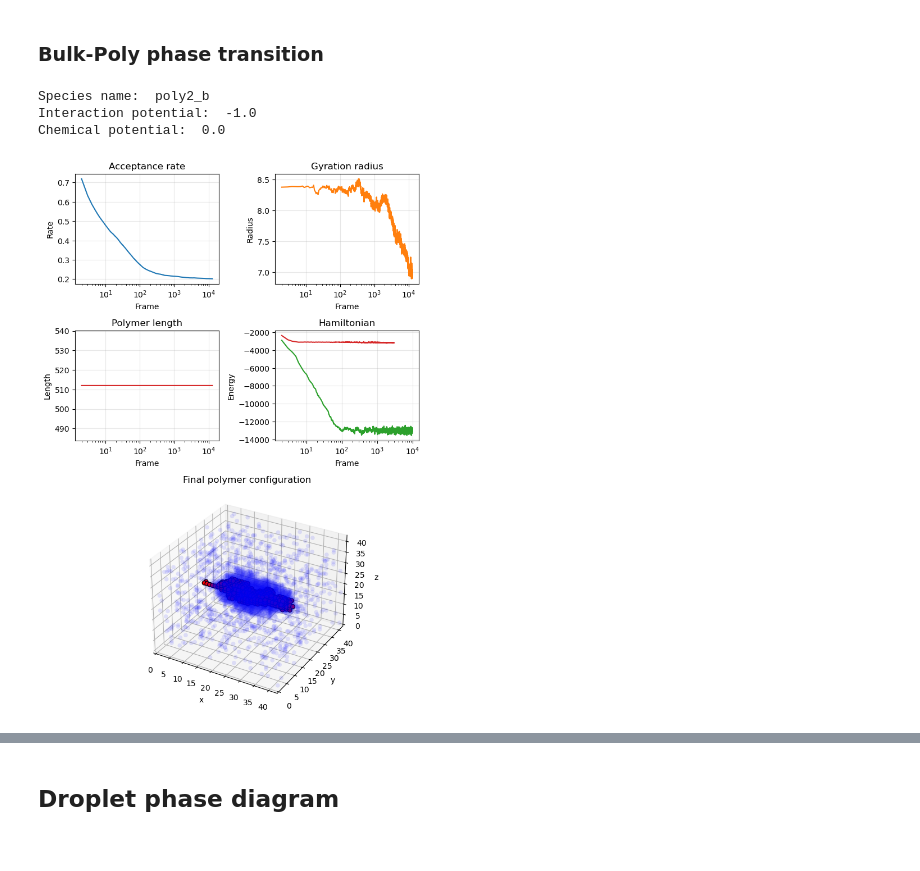
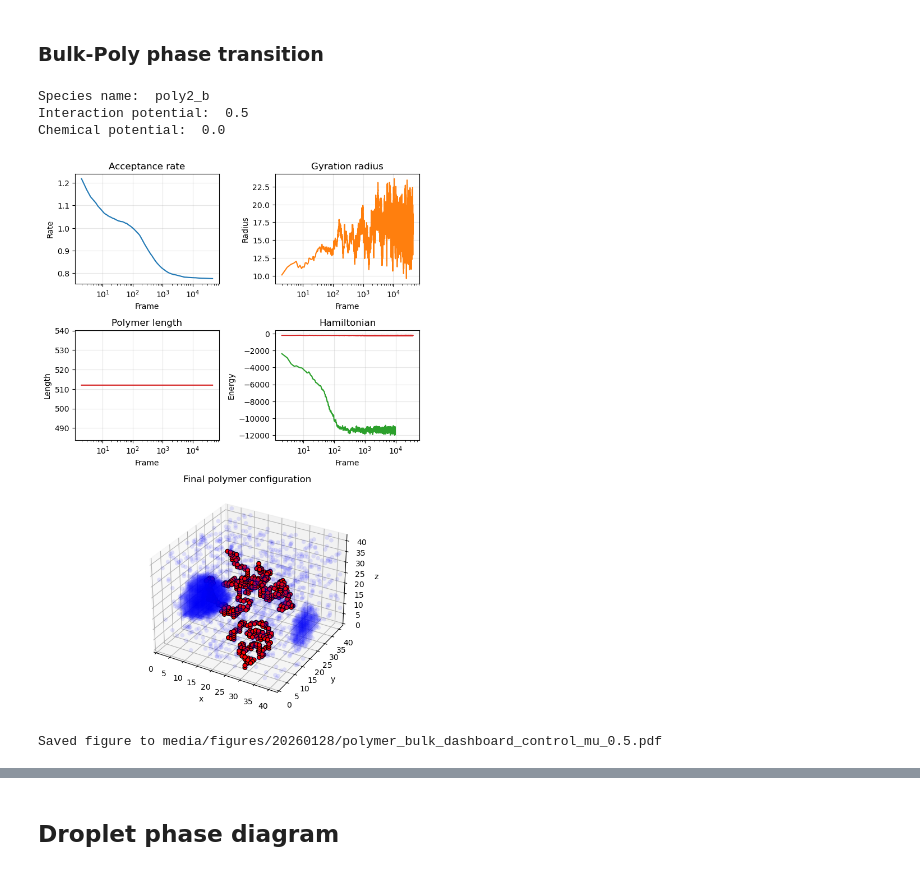
Before and after one commit to ta-rekt/Droplet, a Jupyter notebook: viz.ipynb, the cells around one changed output, grey strips where cells are left out. Saved outputs shown, nothing was run; the diff lists cells and outputs as text; code cells hidden in the pictures.

Commit message:
exp: validated proposal script for hetero-polymer looping

```diff
--- a/viz.ipynb
+++ b/viz.ipynb
@@ -1356,13 +1356,21 @@ def plot_simulation_dashboard(res_or_path, keya, keyb, show=True, psize=30):
     return fig
 # %%
 # Example usage:
-alpha_index = 4
+alpha_index = 47
 beta_index = 1
-fig = plot_simulation_dashboard('data/20260127/poly_bulk_phases_42_4096/output_cpu{}.json'.format(alpha_index),
+fig = plot_simulation_dashboard('data/20260127/poly_bulk_phases_control_42_4096/output_cpu{}.json'.format(alpha_index),
                                 alpha_index, beta_index)
 # %% [output]
 Species name:  poly2_b
-Interaction potential:  -1.0
+Interaction potential:  0.5
 Chemical potential:  0.0
-[figure, old version]
+[figure, new version]
+# %%
+out_dir = "media/figures/20260128"
+os.makedirs(out_dir, exist_ok=True)
+out_path = os.path.join(out_dir, "polymer_bulk_dashboard_control_mu_0.5.pdf")
+fig.savefig(out_path, format="pdf", bbox_inches="tight")
+print("Saved figure to", out_path)
+# %% [output]
+Saved figure to media/figures/20260128/polymer_bulk_dashboard_control_mu_0.5.pdf
 # %%
```
Also changed, not shown: parts of 3 cells of this notebook, 10 other files.
